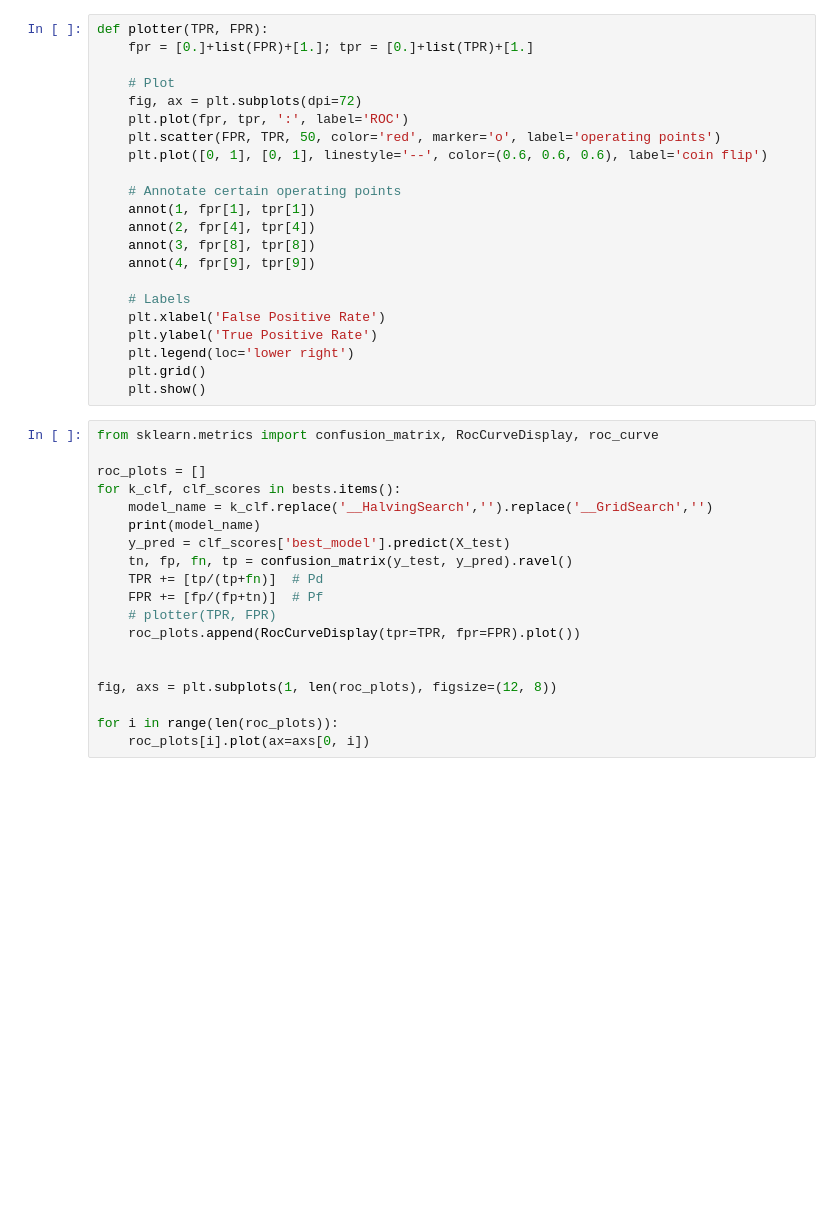
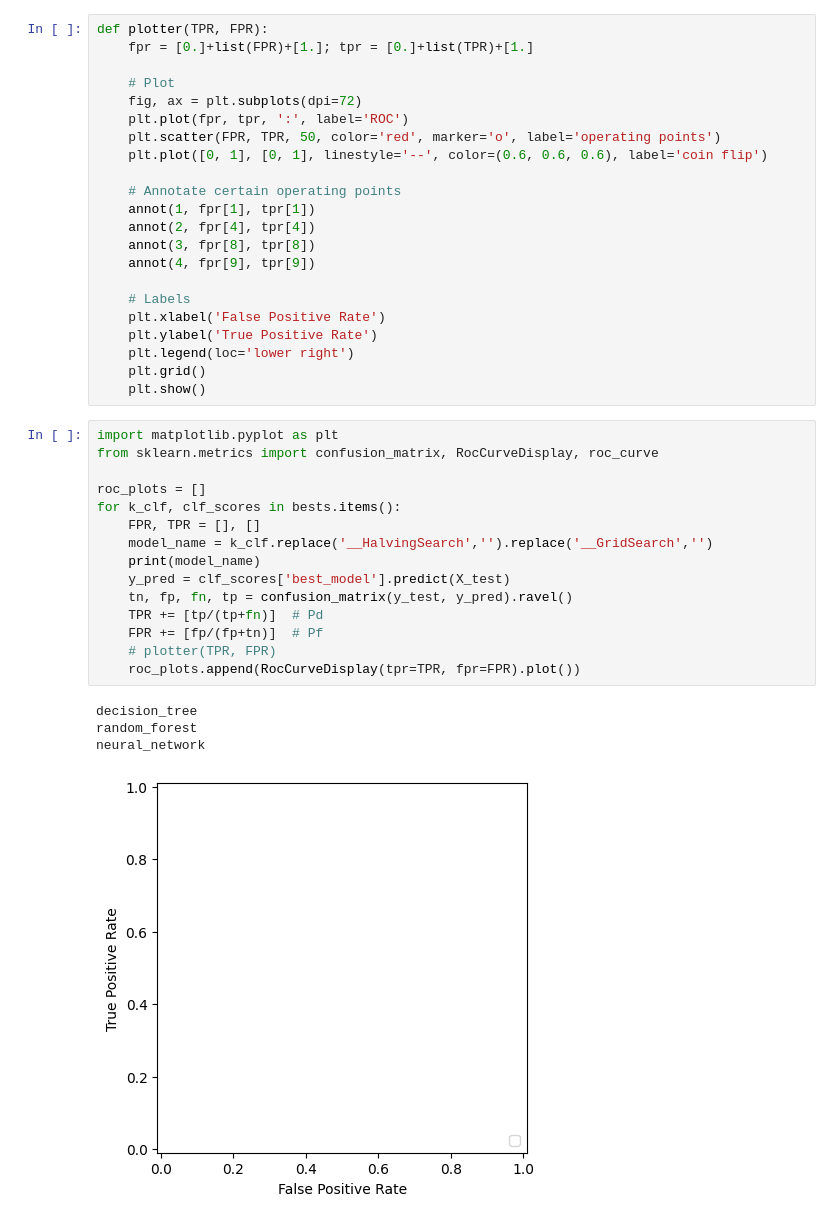
Before and after one commit to Andreas237/JHU-AppliedML-EN705601-SP25, a Jupyter notebook: Slovacvek-Assign4.ipynb, the cells around one changed output. Drawn from its saved outputs; the diff is of its cells as text; blank space fills up the shorter version.

Commit message:
still challenges with the kernel. need to fix plotting

```diff
--- a/Slovacvek-Assign4.ipynb
+++ b/Slovacvek-Assign4.ipynb
@@ -229,21 +271,22 @@ def plotter(TPR, FPR):
     plt.grid()
     plt.show()
 # %%
+import matplotlib.pyplot as plt
 from sklearn.metrics import confusion_matrix, RocCurveDisplay, roc_curve
 
 roc_plots = []
 for k_clf, clf_scores in bests.items():
+    FPR, TPR = [], []
     model_name = k_clf.replace('__HalvingSearch','').replace('__GridSearch','')
     print(model_name)
     y_pred = clf_scores['best_model'].predict(X_test)
     tn, fp, fn, tp = confusion_matrix(y_test, y_pred).ravel()
     TPR += [tp/(tp+fn)]  # Pd
     FPR += [fp/(fp+tn)]  # Pf
     # plotter(TPR, FPR)
     roc_plots.append(RocCurveDisplay(tpr=TPR, fpr=FPR).plot())
-
-
-fig, axs = plt.subplots(1, len(roc_plots), figsize=(12, 8))
-
-for i in range(len(roc_plots)):
-    roc_plots[i].plot(ax=axs[0, i])
+# %% [output]
+decision_tree
+random_forest
+neural_network
+[figure, added]
```
Also changed, not shown: parts of 4 cells of this notebook.
